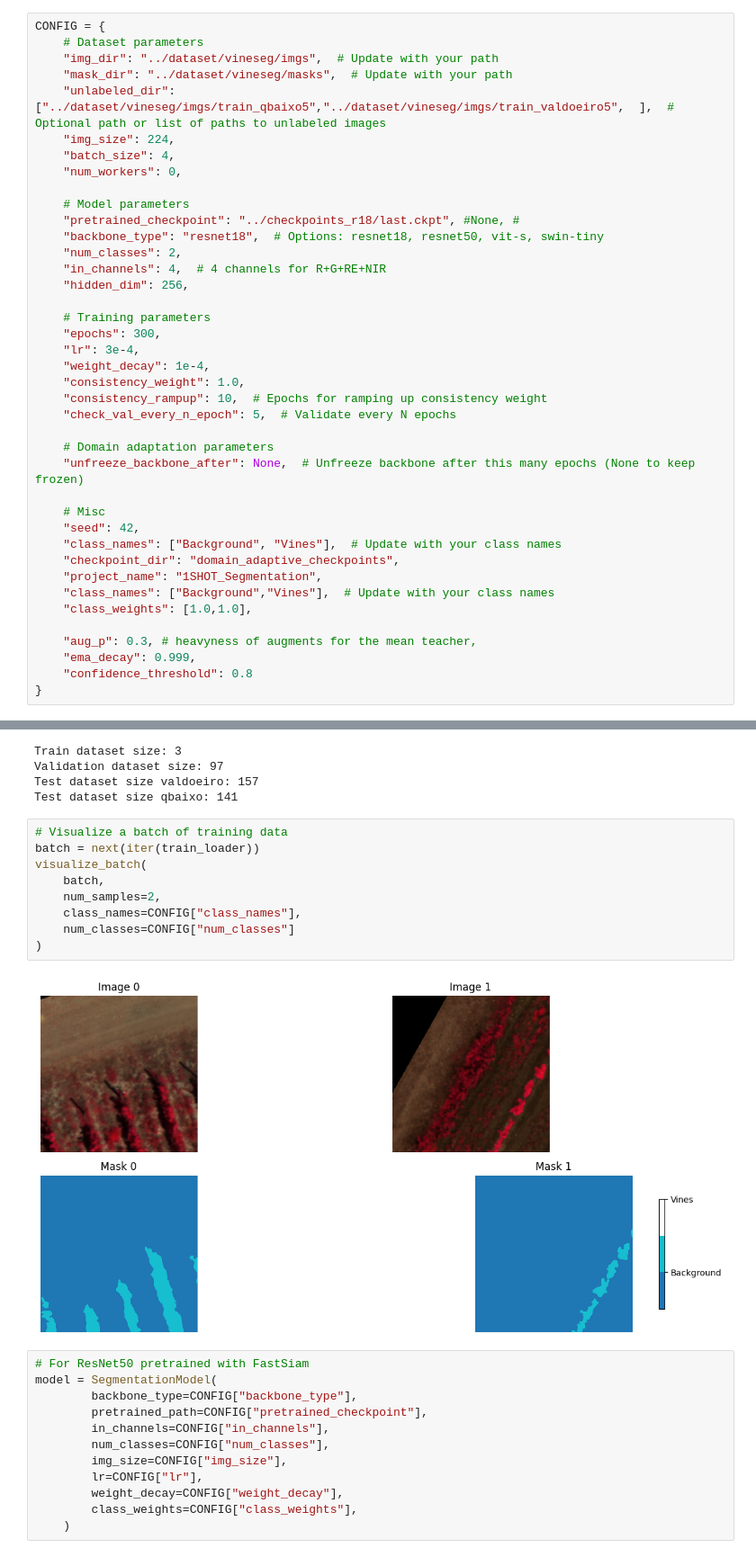
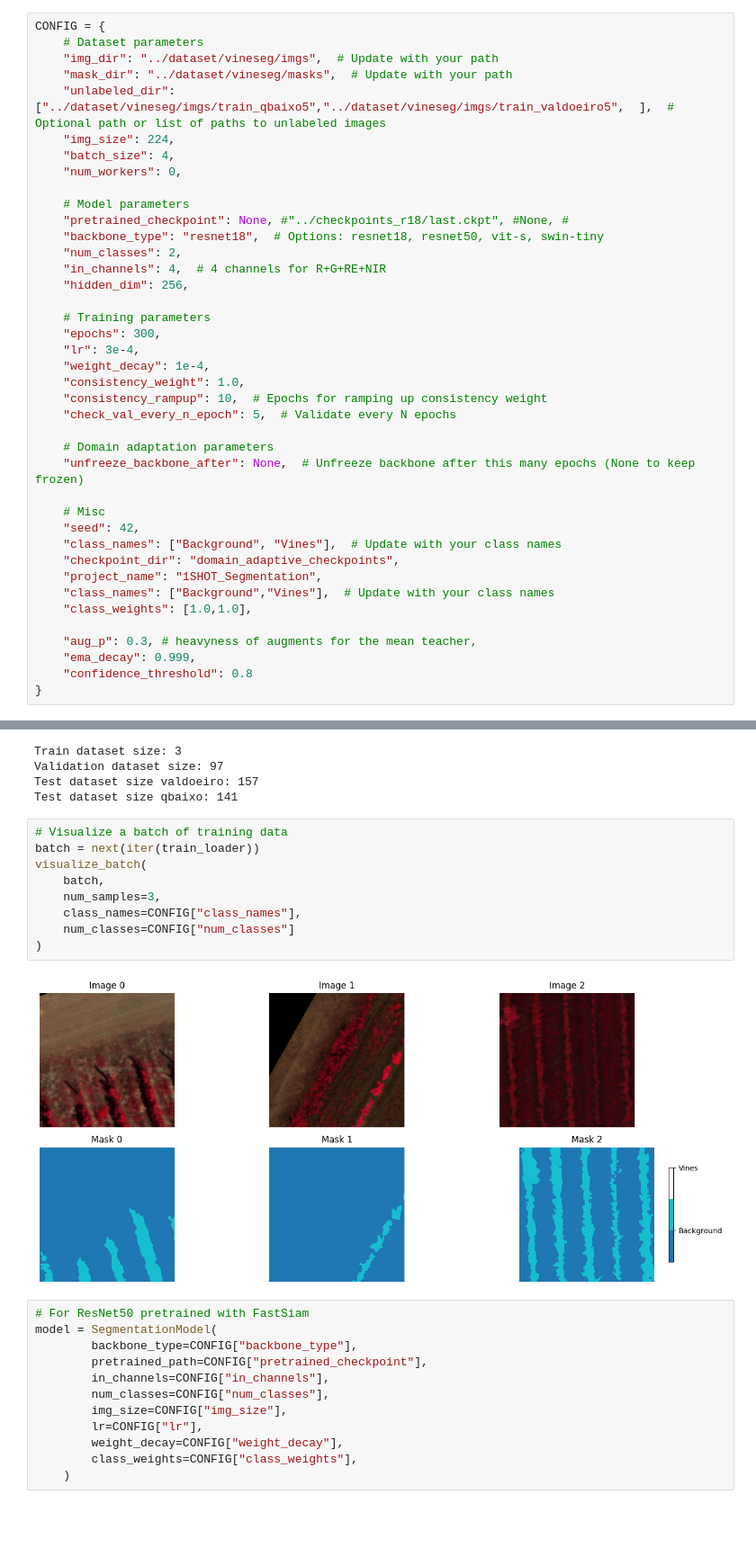
Before and after one commit to jurriandoornbos/multi_ssl, a Jupyter notebook: notebooks/d_r18_1shot.ipynb, the cells around one changed output, grey strips where cells are left out. Shown at 90% size. Drawn from its saved outputs; the diff is of its cells as text; blank space fills up the shorter version.

```diff
--- a/notebooks/d_r18_1shot.ipynb
+++ b/notebooks/d_r18_1shot.ipynb
@@ -22,7 +24,7 @@ CONFIG = {
     "num_workers": 0,
 
     # Model parameters
-    "pretrained_checkpoint": "../checkpoints_r18/last.ckpt", #None, #
+    "pretrained_checkpoint": None, #"../checkpoints_r18/last.ckpt", #None, #
     "backbone_type": "resnet18",  # Options: resnet18, resnet50, vit-s, swin-tiny
     "num_classes": 2,
     "in_channels": 4,  # 4 channels for R+G+RE+NIR
@@ -134,14 +136,14 @@ Test dataset size qbaixo: 141
 # %%
 # Visualize a batch of training data
 batch = next(iter(train_loader))
 visualize_batch(
     batch,
-    num_samples=2,
+    num_samples=3,
     class_names=CONFIG["class_names"],
     num_classes=CONFIG["num_classes"]
 )
 # %% [output]
-[figure, old version]
+[figure, new version]
 # %%
 # For ResNet50 pretrained with FastSiam
 model = SegmentationModel(
```
Also changed, not shown: parts of 7 cells of this notebook, 11 other files.
